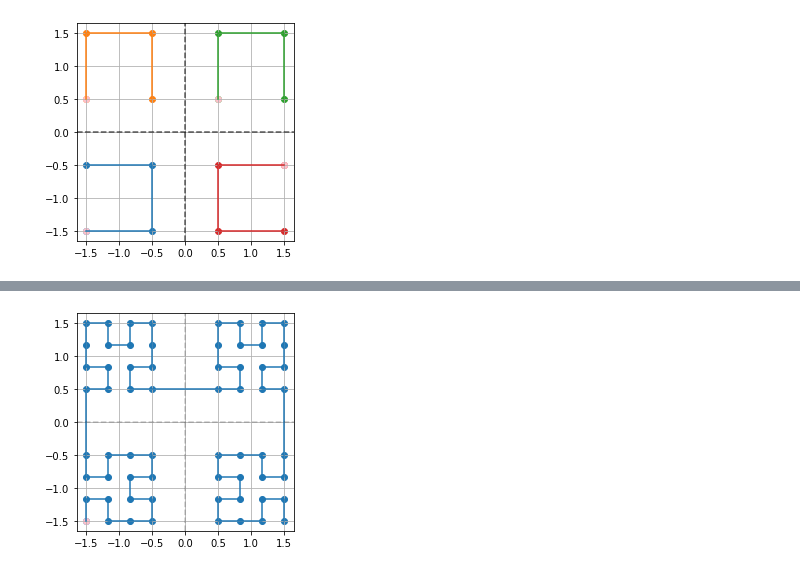
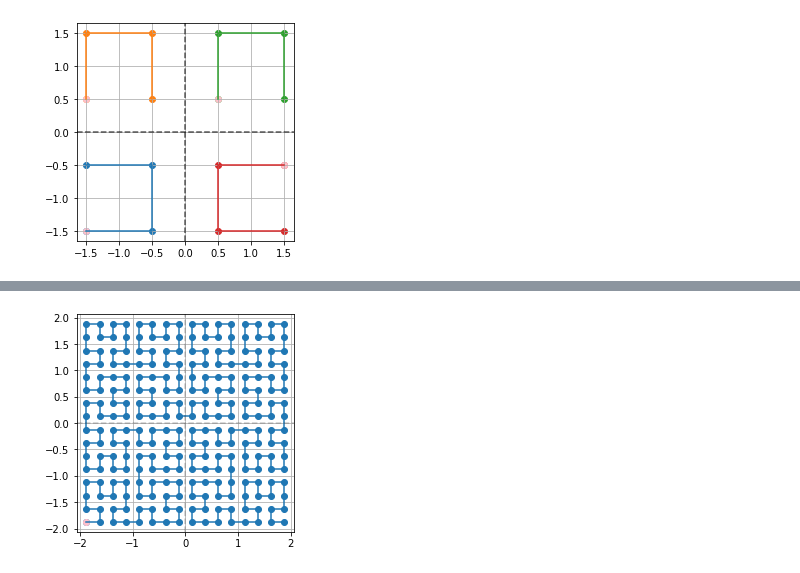
Before and after one commit to fractalclockwork/Math725, a Jupyter notebook: Projects/Space_Filling_Curves.ipynb, the cells around one changed output, grey strips where cells are left out. Saved outputs shown, nothing was run; the diff lists cells and outputs as text; code cells hidden in the pictures.

Commit message:
more monkeys

```diff
--- a/Projects/Space_Filling_Curves.ipynb
+++ b/Projects/Space_Filling_Curves.ipynb
@@ -140,21 +144,13 @@ m_plot(S_4*R_0*P)
 [figure]
 # %%
 # my monkey
+s=sym.Rational(1,2)
 x = P
 
 X = S_1*R*x
 X = X.row_join(S_2*x)
 X = X.row_join(S_3*x)
 X = X.row_join(S_4*R_0*x)
-X = sym.Rational(2,6)*X # normalize back to unit square <- not quite
-N = Matrix([
-    [1,0,0,0],
-    [0,1,0,0],
-    [0,0,1,0],
-    [0,0,0,sym.Rational(6,2)]
-])
 
-
-P1=N*X
-X, P1
+m_plot(X)
 # %% [output]
@@ -162,12 +158,19 @@ $\displaystyle \left( \left[\begin{array}{cccccccccccccccc}- \frac{1}{2} & - \fr
 # %%
-# release the monkey
+# release the monkeys
+N = s*Matrix([
+    [1,0,0,0],
+    [0,1,0,0],
+    [0,0,1,0],
+    [0,0,0,1/s]
+]) # normalize back to unit square
+P1=N*X
+
 x = P1
-
 X = S_1*R*x
 X = X.row_join(S_2*x)
 X = X.row_join(S_3*x)
 X = X.row_join(S_4*R_0*x)
 
-m_plot(X) # nope not quite, but we'll save some fun for Arek
+m_plot(X)
 # %% [output]
-[figure, old version]
+[figure, new version]
```
Also changed, not shown: parts of 10 cells of this notebook.
